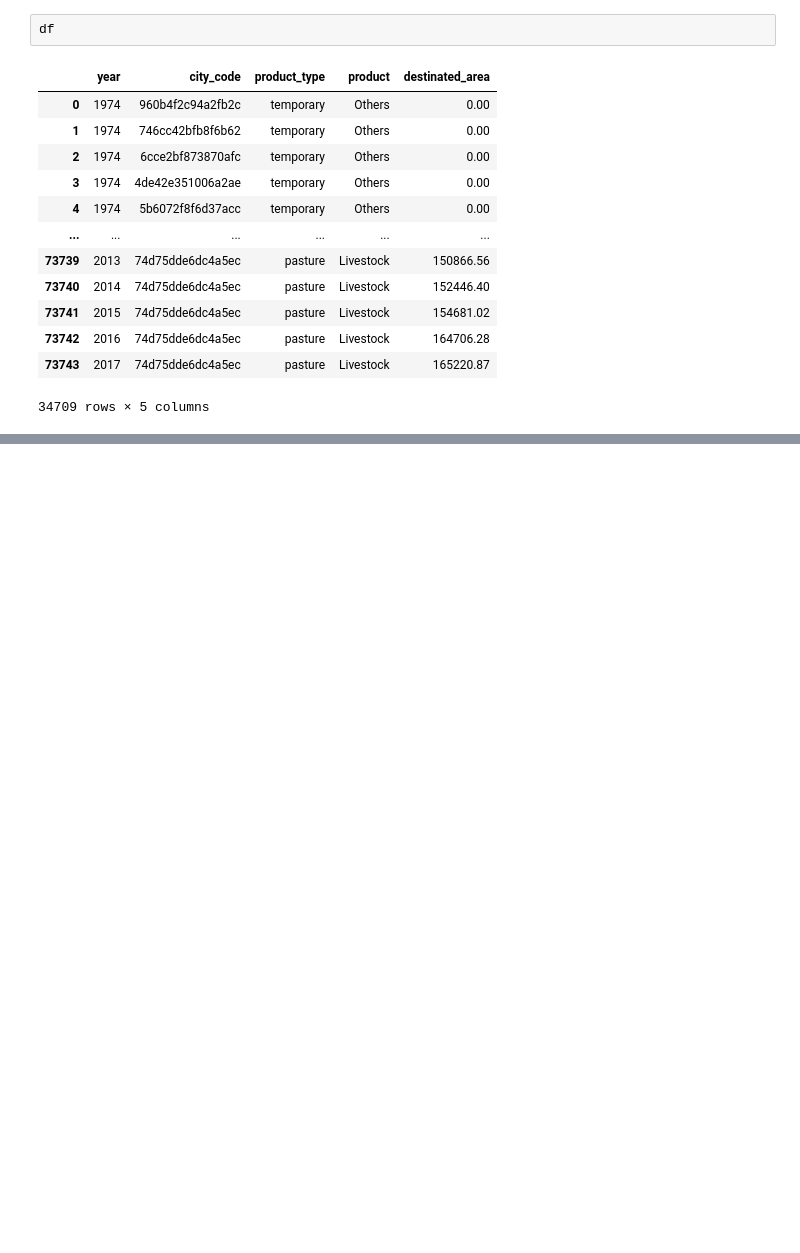
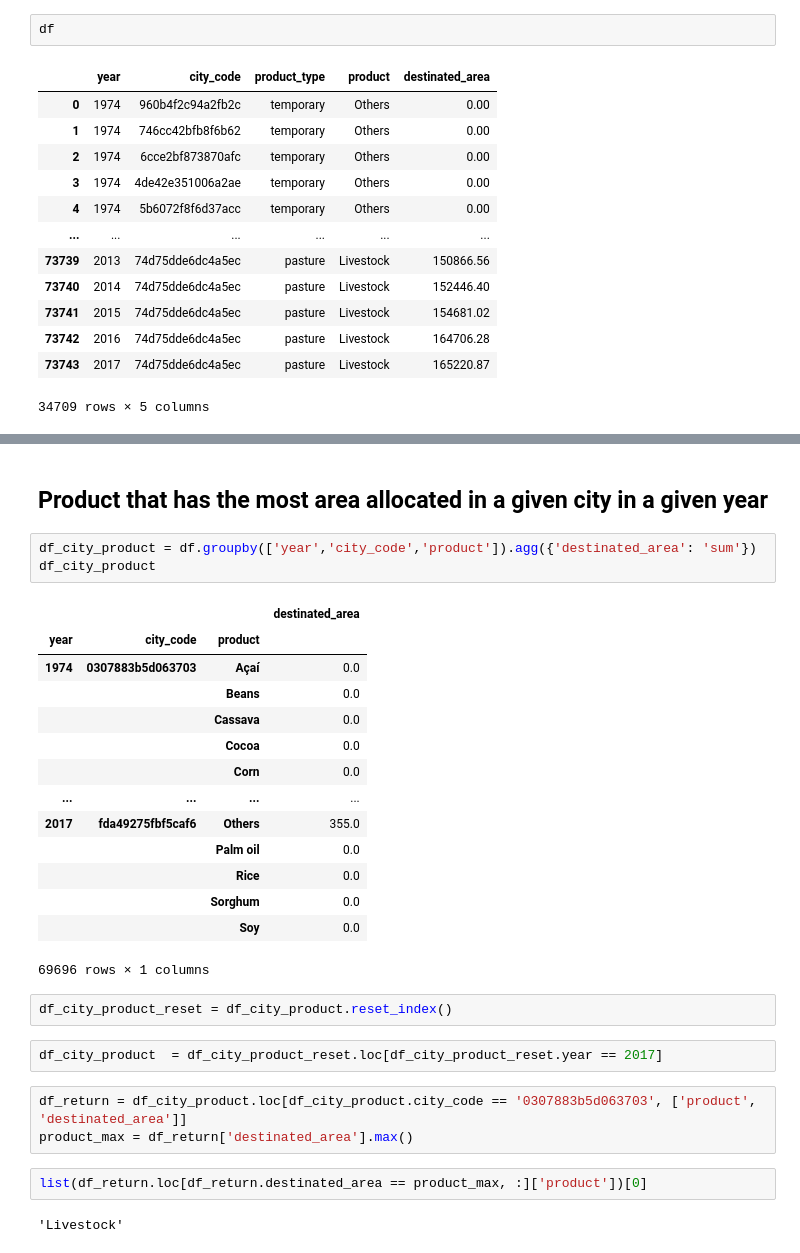
Before and after one commit to RicardoMourao-py/Bain, a Jupyter notebook: inicio.ipynb, the cells around one changed output, grey strips where cells are left out. Drawn from its saved outputs; the diff is of its cells as text; blank space fills up the shorter version.

```diff
--- a/inicio.ipynb
+++ b/inicio.ipynb
@@ -404,0 +421,31 @@ df.head(50)
+# %% [markdown]
+## Product that has the most area allocated in a given city in a given year
+# %%
+df_city_product = df.groupby(['year','city_code','product']).agg({'destinated_area': 'sum'})
+df_city_product
+# %% [output]
+|  |  |  | destinated_area |
+| year | city_code | product |  |
+| 1974 | 0307883b5d063703 | Açaí | 0.0 |
+|  |  | Beans | 0.0 |
+|  |  | Cassava | 0.0 |
+|  |  | Cocoa | 0.0 |
+|  |  | Corn | 0.0 |
+| ... | ... | ... | ... |
+| 2017 | fda49275fbf5caf6 | Others | 355.0 |
+|  |  | Palm oil | 0.0 |
+|  |  | Rice | 0.0 |
+|  |  | Sorghum | 0.0 |
+|  |  | Soy | 0.0 |
+69696 rows × 1 columns
+# %%
+df_city_product_reset = df_city_product.reset_index()
+# %%
+df_city_product  = df_city_product_reset.loc[df_city_product_reset.year == 2017]
+# %%
+df_return = df_city_product.loc[df_city_product.city_code == '0307883b5d063703', ['product', 'destinated_area']]
+product_max = df_return['destinated_area'].max()
+# %%
+list(df_return.loc[df_return.destinated_area == product_max, :]['product'])[0]
+# %% [output]
+'Livestock'
```
Also changed, not shown: parts of 25 cells of this notebook.
